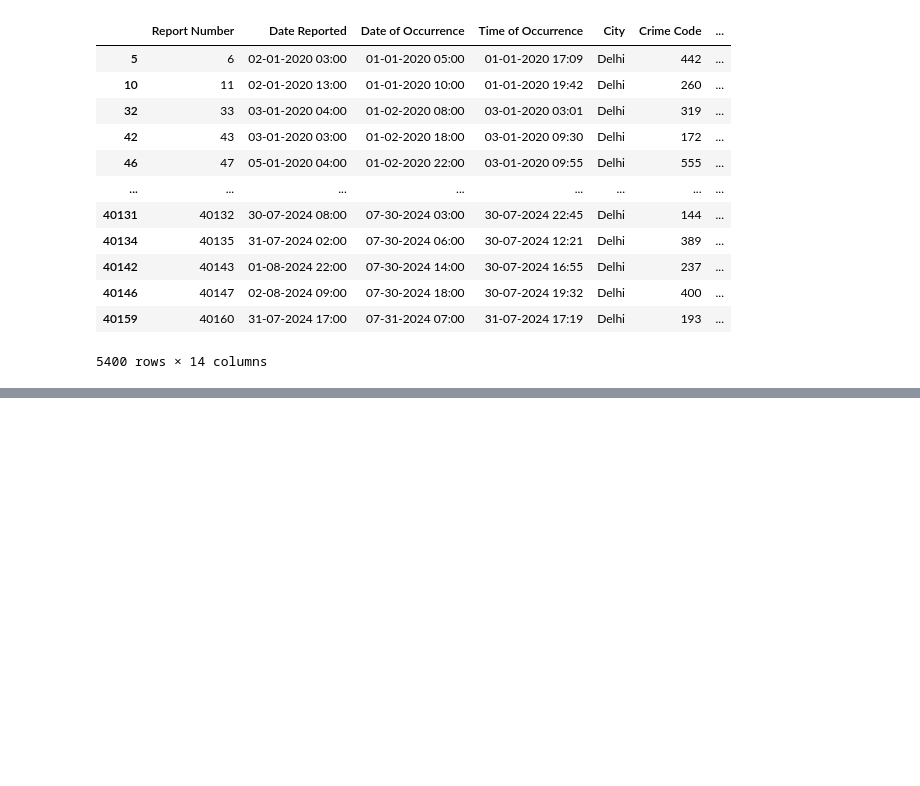
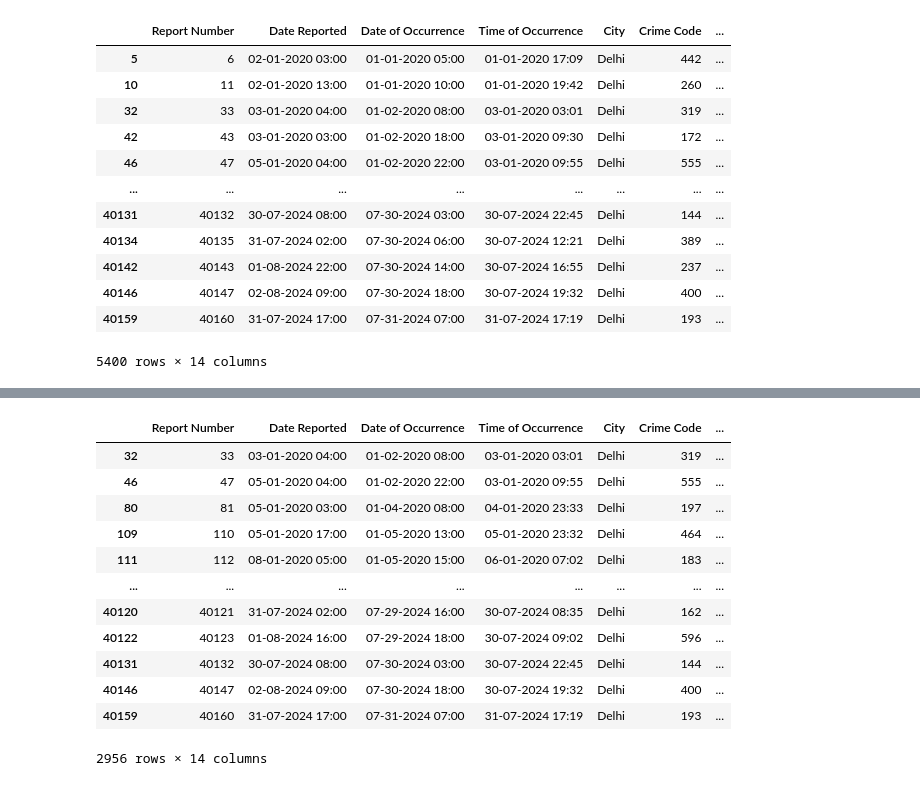
Before and after one commit to Akashyadav-codes/Data_Analyst_Jupyter, a Jupyter notebook: project/Untitled.ipynb, the cells around one changed output, grey strips where cells are left out. Cells and saved outputs as stored; diff of their text form; code cells hidden in the pictures; blank space fills up the shorter version.

```diff
--- a/project/Untitled.ipynb
+++ b/project/Untitled.ipynb
@@ -124,0 +163,17 @@ v
+# %%
+g2=v[v["Victim Gender"]=="F"]
+g2
+# %% [output]
+|  | Report Number | Date Reported | Date of Occurrence | Time of Occurrence | City | Crime Code | ... |
+| 32 | 33 | 03-01-2020 04:00 | 01-02-2020 08:00 | 03-01-2020 03:01 | Delhi | 319 | ... |
+| 46 | 47 | 05-01-2020 04:00 | 01-02-2020 22:00 | 03-01-2020 09:55 | Delhi | 555 | ... |
+| 80 | 81 | 05-01-2020 03:00 | 01-04-2020 08:00 | 04-01-2020 23:33 | Delhi | 197 | ... |
+| 109 | 110 | 05-01-2020 17:00 | 01-05-2020 13:00 | 05-01-2020 23:32 | Delhi | 464 | ... |
+| 111 | 112 | 08-01-2020 05:00 | 01-05-2020 15:00 | 06-01-2020 07:02 | Delhi | 183 | ... |
+| ... | ... | ... | ... | ... | ... | ... | ... |
+| 40120 | 40121 | 31-07-2024 02:00 | 07-29-2024 16:00 | 30-07-2024 08:35 | Delhi | 162 | ... |
+| 40122 | 40123 | 01-08-2024 16:00 | 07-29-2024 18:00 | 30-07-2024 09:02 | Delhi | 596 | ... |
+| 40131 | 40132 | 30-07-2024 08:00 | 07-30-2024 03:00 | 30-07-2024 22:45 | Delhi | 144 | ... |
+| 40146 | 40147 | 02-08-2024 09:00 | 07-30-2024 18:00 | 30-07-2024 19:32 | Delhi | 400 | ... |
+| 40159 | 40160 | 31-07-2024 17:00 | 07-31-2024 07:00 | 31-07-2024 17:19 | Delhi | 193 | ... |
+2956 rows × 14 columns
```
Also changed, not shown: parts of 15 cells of this notebook.
